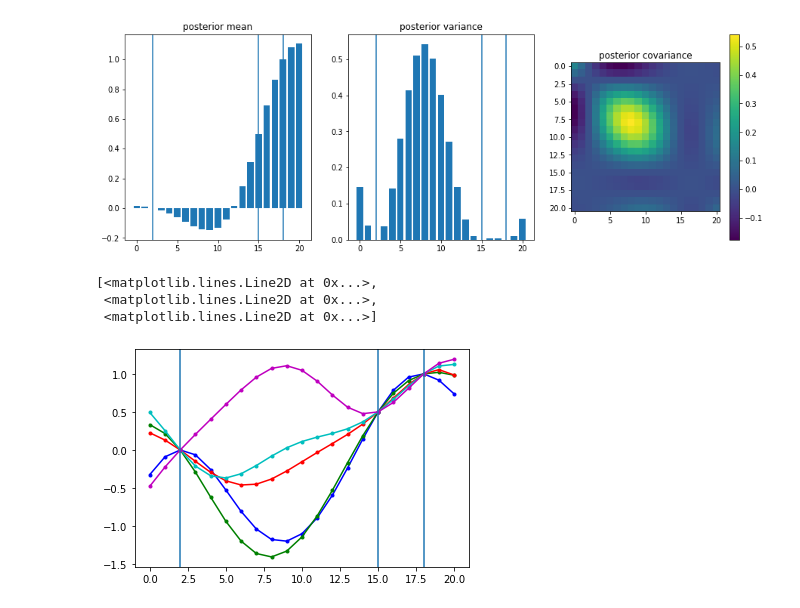
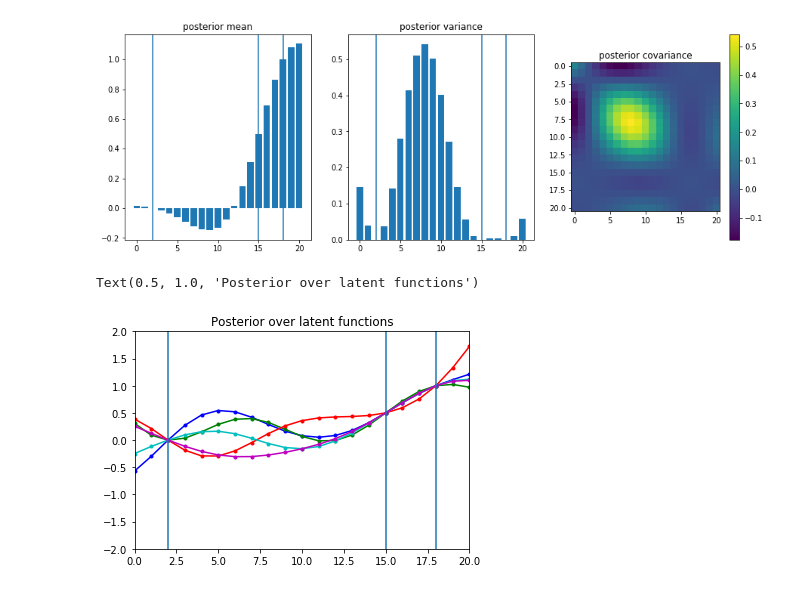
Before and after one commit to vogi23/VM2-Code, a Jupyter notebook: project/01_Simple_GP.ipynb, the cells around one changed output. Cells and saved outputs as stored; diff of their text form; code cells hidden in the pictures.

```diff
--- a/project/01_Simple_GP.ipynb
+++ b/project/01_Simple_GP.ipynb
@@ -4,7 +4,9 @@ import matplotlib.pyplot as plt
 from scipy.spatial.distance import cdist
 # %%
 def rbf_kernel(A, B, s=5):
-    return np.exp(-0.5*(cdist(A,B, 'sqeuclidean')/s**2))
+    # matrix of pairwise distances
+    dists = cdist(A,B, 'sqeuclidean')
+    return np.exp(-0.5*(dists/s**2))
 
 colors = ['b', 'g', 'r', 'c', 'm', 'y', 'k', 'w']
 # %%
@@ -48,9 +56,9 @@ ax[2].set_title('posterior covariance'); None
 # %%
 samples = np.random.multivariate_normal(post_mean, post_cov, 5)
 [plt.plot(s, colors[i]+'.-', ) for i,s in enumerate(samples)]
 [plt.axvline(x=x) for x in X1]
+plt.axis([0,20,-2,2])
+plt.title('Posterior over latent functions')
 # %% [output]
-[<matplotlib.lines.Line2D at 0x...>,
- <matplotlib.lines.Line2D at 0x...>,
- <matplotlib.lines.Line2D at 0x...>]
+Text(0.5, 1.0, 'Posterior over latent functions')
-[figure, old version]
+[figure, new version]
```
Also changed, not shown: parts of 3 cells of this notebook, 4 other files.
